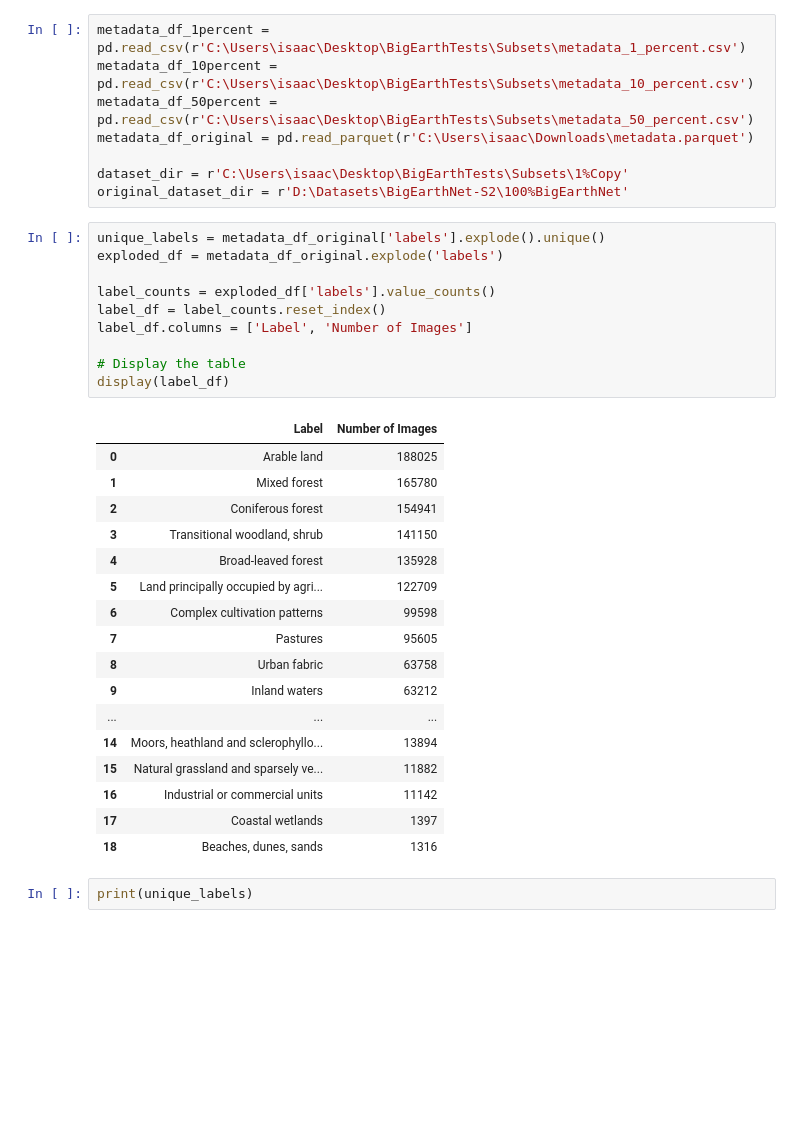
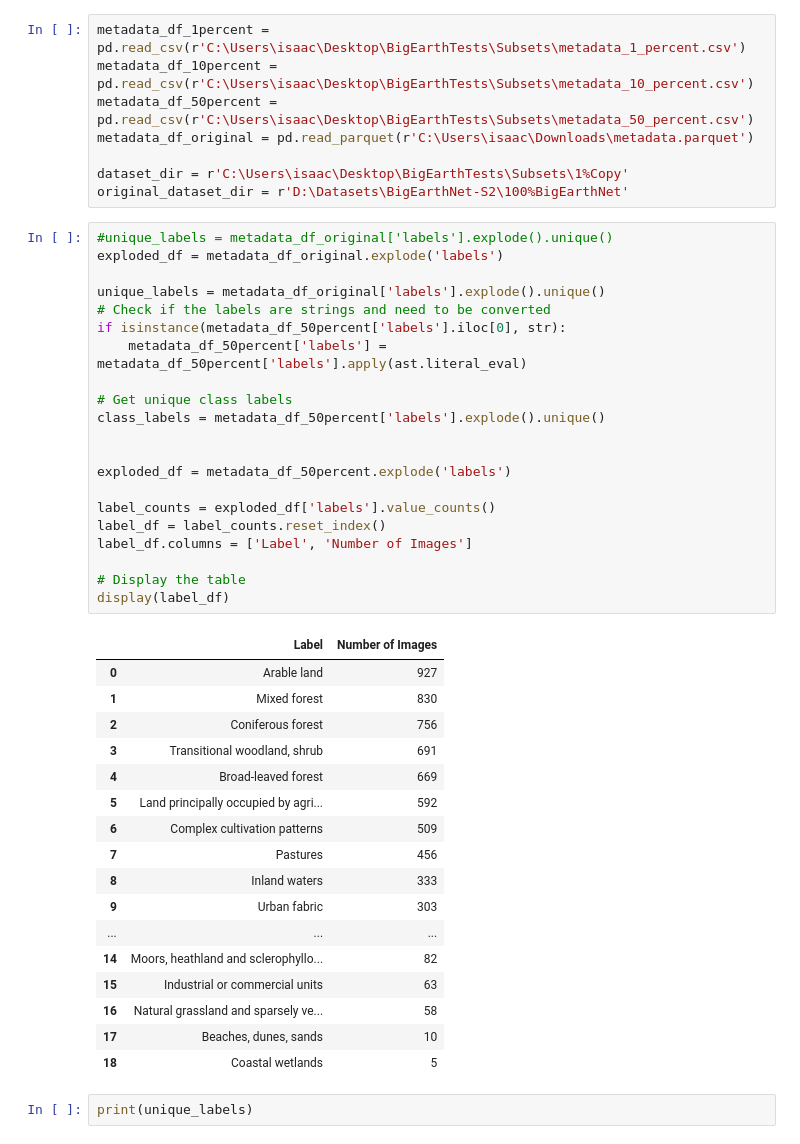
Before and after one commit to StaticRevo/FYP-Multi-Label-Classification-using-Deep-Learning, a Jupyter notebook: FYPProject/DatasetExploration.ipynb, the cells around one changed output. Saved outputs shown, nothing was run; the diff lists cells and outputs as text; blank space fills up the shorter version.

```diff
--- a/FYPProject/DatasetExploration.ipynb
+++ b/FYPProject/DatasetExploration.ipynb
@@ -30,33 +31,44 @@ metadata_df_original = pd.read_parquet(r'C:\Users\isaac\Downloads\metadata.parqu
 dataset_dir = r'C:\Users\isaac\Desktop\BigEarthTests\Subsets\1%Copy'
 original_dataset_dir = r'D:\Datasets\BigEarthNet-S2\100%BigEarthNet'
 # %%
+#unique_labels = metadata_df_original['labels'].explode().unique()
+exploded_df = metadata_df_original.explode('labels')
+
 unique_labels = metadata_df_original['labels'].explode().unique()
-exploded_df = metadata_df_original.explode('labels')
+# Check if the labels are strings and need to be converted
+if isinstance(metadata_df_50percent['labels'].iloc[0], str):
+    metadata_df_50percent['labels'] = metadata_df_50percent['labels'].apply(ast.literal_eval)
+
+# Get unique class labels
+class_labels = metadata_df_50percent['labels'].explode().unique()
+
+
+exploded_df = metadata_df_50percent.explode('labels')
 
 label_counts = exploded_df['labels'].value_counts()
 label_df = label_counts.reset_index()
 label_df.columns = ['Label', 'Number of Images']
 
 # Display the table
 display(label_df)
 # %% [output]
 |  | Label | Number of Images |
-| 0 | Arable land | 188025 |
-| 1 | Mixed forest | 165780 |
-| 2 | Coniferous forest | 154941 |
-| 3 | Transitional woodland, shrub | 141150 |
-| 4 | Broad-leaved forest | 135928 |
-| 5 | Land principally occupied by agri... | 122709 |
-| 6 | Complex cultivation patterns | 99598 |
-| 7 | Pastures | 95605 |
-| 8 | Urban fabric | 63758 |
-| 9 | Inland waters | 63212 |
+| 0 | Arable land | 927 |
+| 1 | Mixed forest | 830 |
+| 2 | Coniferous forest | 756 |
+| 3 | Transitional woodland, shrub | 691 |
+| 4 | Broad-leaved forest | 669 |
+| 5 | Land principally occupied by agri... | 592 |
+| 6 | Complex cultivation patterns | 509 |
+| 7 | Pastures | 456 |
+| 8 | Inland waters | 333 |
+| 9 | Urban fabric | 303 |
 | ... | ... | ... |
-| 14 | Moors, heathland and sclerophyllo... | 13894 |
-| 15 | Natural grassland and sparsely ve... | 11882 |
-| 16 | Industrial or commercial units | 11142 |
-| 17 | Coastal wetlands | 1397 |
-| 18 | Beaches, dunes, sands | 1316 |
+| 14 | Moors, heathland and sclerophyllo... | 82 |
+| 15 | Industrial or commercial units | 63 |
+| 16 | Natural grassland and sparsely ve... | 58 |
+| 17 | Beaches, dunes, sands | 10 |
+| 18 | Coastal wetlands | 5 |
 # %%
 print(unique_labels)
 # %% [output]
```
Also changed, not shown: parts of 5 cells of this notebook, 1 other file.
